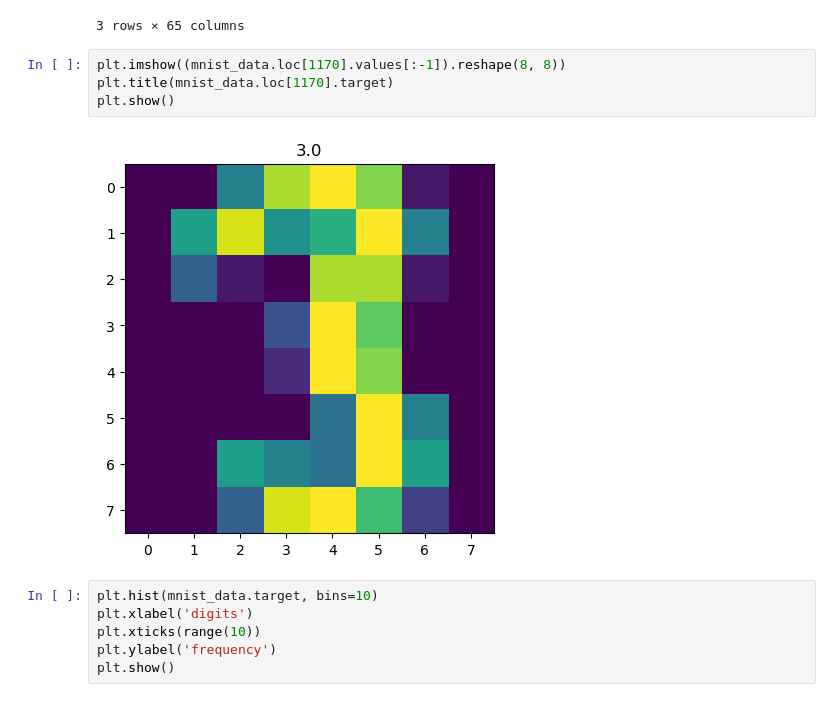
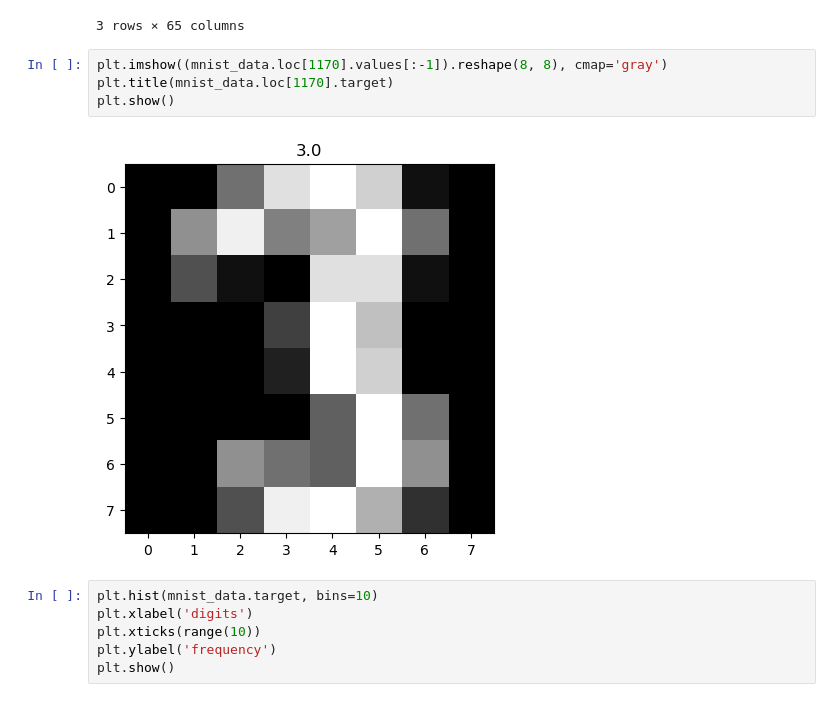
Before and after one commit to mi6oo6im/ml_machine_learning, a Jupyter notebook: Machine_Learning_SoftUni_Sep_Nov_24/02.Linear_and_Logistic_Regressions/demo_logistic_regression.ipynb, the cells around one changed output. Cells and saved outputs as stored; diff of their text form.

```diff
--- a/Machine_Learning_SoftUni_Sep_Nov_24/02.Linear_and_Logistic_Regressions/demo_logistic_regression.ipynb
+++ b/Machine_Learning_SoftUni_Sep_Nov_24/02.Linear_and_Logistic_Regressions/demo_logistic_regression.ipynb
@@ -42,11 +42,11 @@ mnist_data.head(3)
 | 2 | 0.0 | 0.0 | 0.0 | 4.0 | 15.0 | 12.0 | 0.0 | 0.0 | 0.0 | ... |
 3 rows × 65 columns
 # %%
-plt.imshow((mnist_data.loc[1170].values[:-1]).reshape(8, 8))
+plt.imshow((mnist_data.loc[1170].values[:-1]).reshape(8, 8), cmap='gray')
 plt.title(mnist_data.loc[1170].target)
 plt.show()
 # %% [output]
-[figure, old version]
+[figure, new version]
 # %%
 plt.hist(mnist_data.target, bins=10)
 plt.xlabel('digits')
```
Also changed, not shown: 1 other file.
